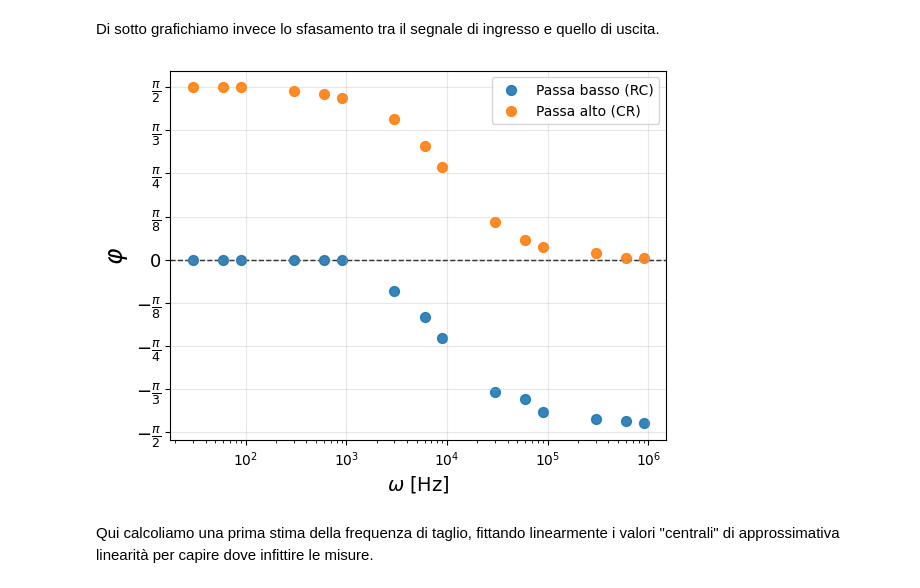
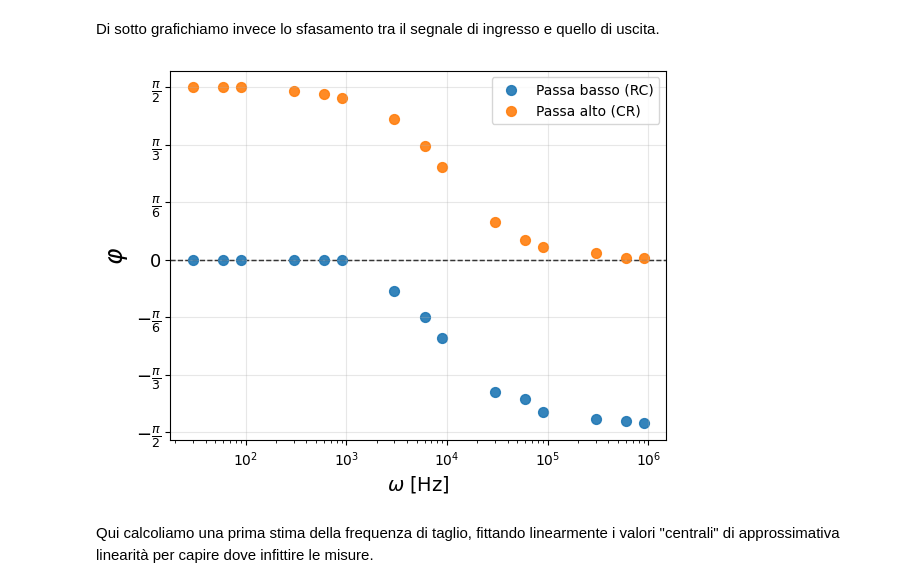
Before and after one commit to felix-anto/lab2, a Jupyter notebook: Terza esperienza/Terza esperienza.ipynb, the cells around one changed output. Saved outputs shown, nothing was run; the diff lists cells and outputs as text; code cells hidden in the pictures.

```diff
--- a/Terza esperienza/Terza esperienza.ipynb
+++ b/Terza esperienza/Terza esperienza.ipynb
@@ -6,8 +6,8 @@ Osserviamo vari segnali al variare della frequenza ai capi del resistore e del c
 import matplotlib.pyplot as plt
 import pandas as pd
 
-data1 = pd.read_csv("Passa basso.csv")
-data2 = pd.read_csv("Passa alto.csv")
+data1 = pd.read_csv("dati/Passa basso.csv")
+data2 = pd.read_csv("dati/Passa alto.csv")
 plt.xscale("log")
 plt.grid(alpha=0.3)
 plt.ylabel(r"A($\omega$)", fontsize=14)
@@ -22,20 +22,20 @@ plt.legend()
 Di sotto grafichiamo invece lo sfasamento tra il segnale di ingresso e quello di uscita.
 # %%
 import numpy as np
-ticks = np.linspace(-90, 90, 9)
-tickss = [2, 3, 4, 8]
+ticks = np.linspace(-90, 90, 7)
+tickss = [2, 3, 6]
 plt.yticks(ticks, [r"$-\frac{{\pi}}{{{}}}$".format(val) for val in tickss]+[0]+[r"$\frac{{\pi}}{{{}}}$".format(val) for val in tickss[::-1]], fontsize=13)
 plt.xlabel(r"$\omega$ [Hz]", fontsize=14)
 plt.ylabel(r"$\varphi$", fontsize=18)
 plt.grid(alpha=0.3, zorder=0)
 plt.xscale("log")
 plt.scatter(data1["freq"], -data1["fase"], label="Passa basso (RC)", zorder=1, s=50, alpha=0.9)
 plt.scatter(data2["freq"], data2["fase"], label="Passa alto (CR)", zorder=1, s=50, alpha=0.9)
 plt.legend()
 plt.axhline(y=0, color='black', linestyle='--', linewidth=1, zorder=0)
 plt.savefig("fase.png")
 # %% [output]
-[figure, old version]
+[figure, new version]
 # %% [markdown]
 Qui calcoliamo una prima stima della frequenza di taglio, fittando linearmente i valori "centrali" di approssimativa linearità per capire dove infittire le misure.
 # %%
```
Also changed, not shown: parts of 1 cell of this notebook, 6 other files.
